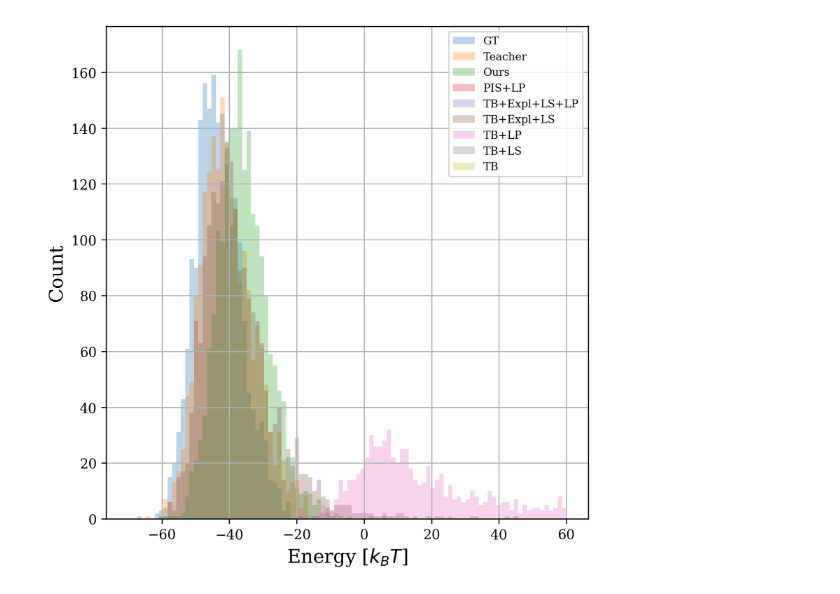
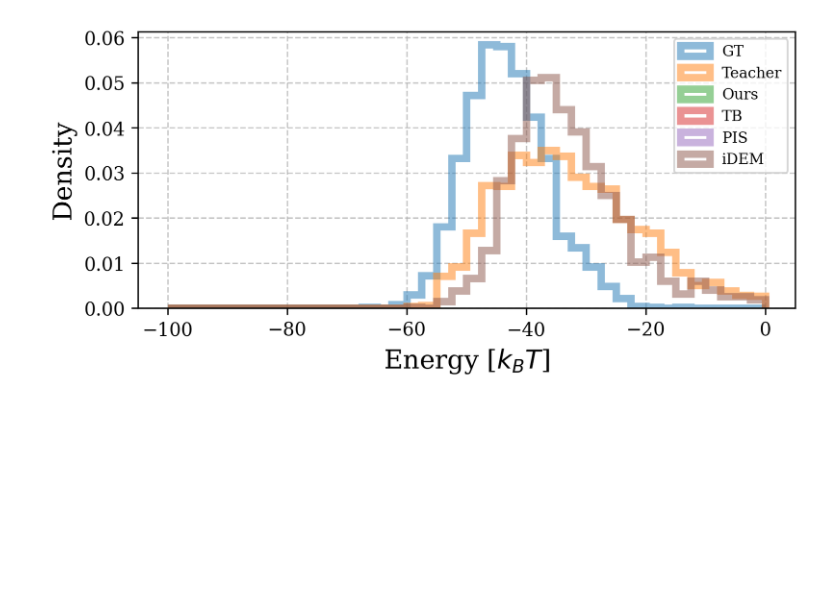
Before and after one commit to minkyu1022/distill_diff_sampler, a Jupyter notebook: notebook/energy.ipynb, the cells around one changed output. Saved outputs shown, nothing was run; the diff lists cells and outputs as text; code cells hidden in the pictures; blank space fills up the shorter version.

```diff
--- a/notebook/energy.ipynb
+++ b/notebook/energy.ipynb
@@ -3,59 +3,80 @@ import numpy as np
 import matplotlib.pyplot as plt
 
 plt.rcParams.update({
     'font.family': 'serif',
     'font.size': 14,
     'axes.labelsize': 10,
     'axes.titlesize': 10,
     'xtick.labelsize': 10,
     'ytick.labelsize': 10,
     'legend.fontsize': 8,
     'figure.dpi': 300,
     'lines.linewidth': 1.5,
-    'axes.grid': True,
 })
 
-def plot_energy_hist(name, energy_dict, lower, upper, dpi=300):
-    """
-    Plots a histogram of energy values.
-
-    Args:
-        energy_dict (dict): Dictionary containing energy values for different categories.
-        dpi (int): Dots per inch for the figure.
-
-    Returns:
-        matplotlib.figure.Figure: The generated figure.
-    """
-    fig = plt.figure(figsize=(6, 6), dpi=dpi)
+def plot_energy_hist(name, energy_dict, lower, upper):
+    plt.figure(figsize=(6, 3))
     plt.xlabel("Energy [$k_B T$]", fontsize=14)
 
     for method, energy in energy_dict.items():
-        plt.hist(energy, range=(lower, upper), bins=100, density=False, label=method, alpha=0.3)
+        plt.hist(energy, range=(lower, upper), bins=40, density=True, label=method, alpha=0.5, histtype="step", linewidth=4)
 
-    plt.ylabel("Count", fontsize=14)
+    plt.ylabel("Density", fontsize=14)
+    plt.grid(linestyle="--", alpha=0.7)
     plt.xticks()
     plt.yticks()
     plt.legend()
     plt.tight_layout()
-    plt.savefig(f'../figure/{name}_energy_hist.png', dpi=dpi)
+    plt.savefig(f'../figure/{name}_energy_hist.png')
 
 name = 'lj13'
 energy_dict = {
-    'GT': np.load(f'../result/{name}/gt_energies.npy'),
-    'Teacher': np.load(f'../result/{name}/teacher_energies.npy'),
-    'Ours': np.load('../result/2025-04-29_16:24:10/energies.npy'),
-    'PIS+LP': np.load('../result/2025-04-29_16:24:11/energies.npy'),
-    # 'SubTB+LP': np.load('../result/2025-04-29_16:24:12/energies.npy'),
-    'TB+Expl+LS+LP': np.load('../result/2025-04-29_16:24:13/energies.npy'),
-    'TB+Expl+LS': np.load('../result/2025-04-29_16:24:14/energies.npy'),
-    'TB+LP': np.load('../result/2025-04-29_16:24:15/energies.npy'),
-    'TB+LS': np.load('../result/2025-04-29_16:24:16/energies.npy'),
-    'TB': np.load('../result/2025-04-29_16:24:17/energies.npy'),
+    'GT': np.load(f'../result/2025-05-05_21:50:37/energy/GT_0.npy'),
+    'Teacher': np.load(f'../result/2025-05-05_21:50:37/energy/Teacher_0.npy'),
+    'Ours': np.load('../result/2025-05-05_21:50:37/energy/Student_0.npy'),
+    # 'TB+Expl+LP': np.load('../result/2025-05-05_21:50:39/energy/Student_0.npy'),
+    # 'TB+Expl+LS+LP': np.load('../result/2025-05-05_21:50:41/energy/Student_0.npy'),
+    # 'TB+Expl+LS': np.load('../result/2025-05-05_21:50:43/energy/Student_0.npy'),
+    # 'TB+LP': np.load('../result/2025-05-05_21:50:45/energy/Student_0.npy'),
+    # 'TB+LS+LP': np.load('../result/2025-05-05_21:50:47/energy/Student_0.npy'),
+    'TB': np.load('../result/2025-05-05_21:50:49/energy/Student_0.npy'),
+    'PIS': np.load('../result/2025-05-05_21:50:51/energy/Student_0.npy'),
+    'iDEM': np.load(f'../result/iDEM_{name}/energy/Student.npy'),
 }
 
-lower = -70
-upper = 60
+lower = -100
+upper = 0
+
+# name = 'lj55'
+# energy_dict = {
+#     'GT': np.load(f'../result/2025-05-05_21:50:37/energy/GT_0.npy'),
+#     'Teacher': np.load(f'../result/2025-05-05_21:50:37/energy/Teacher_0.npy'),
+#     'Ours': np.load('../result/2025-05-05_21:50:37/energy/Student_0.npy'),
+#     'TB+Expl+LP': np.load('../result/2025-05-05_21:50:39/energy/Student_0.npy'),
+#     'TB+Expl+LS+LP': np.load('../result/2025-05-05_21:50:41/energy/Student_0.npy'),
+#     'TB+Expl+LS': np.load('../result/2025-05-05_21:50:43/energy/Student_0.npy'),
+#     'TB+LP': np.load('../result/2025-05-05_21:50:45/energy/Student_0.npy'),
+#     'TB+LS+LP': np.load('../result/2025-05-05_21:50:47/energy/Student_0.npy'),
+#     'TB': np.load('../result/2025-05-05_21:50:49/energy/Student_0.npy'),
+#     'PIS': np.load('../result/2025-05-05_21:50:51/energy/Student_0.npy'),
+#     'iDEM': np.load(f'../result/iDEM_{name}/energy/Student.npy'),
+# }
+
+# lower = -100
+# upper = 0
+
+# name = 'aldp'
+# energy_dict = {
+#     'GT': np.load(f'../result/2025-05-05_21:50:37/energy/GT_0.npy'),
+#     'Teacher': np.load(f'../result/2025-05-05_21:50:37/energy/Teacher_0.npy'),
+#     'Ours': np.load('../result/2025-05-05_21:50:37/energy/Student_0.npy'),
+#     'MLE': np.load('../result/2025-05-05_21:50:37/energy/Student_0.npy'),
+#     'FAB': np.load(f'../result/FAB_{name}/energy/Student.npy'),
+# }
+
+# lower = -522000
+# upper = -520000
 
 plot_energy_hist(name, energy_dict, lower, upper)
 # %% [output]
-[figure, old version]
+[figure, new version]
```
Also changed, not shown: parts of 1 cell of this notebook, 2 other files.
